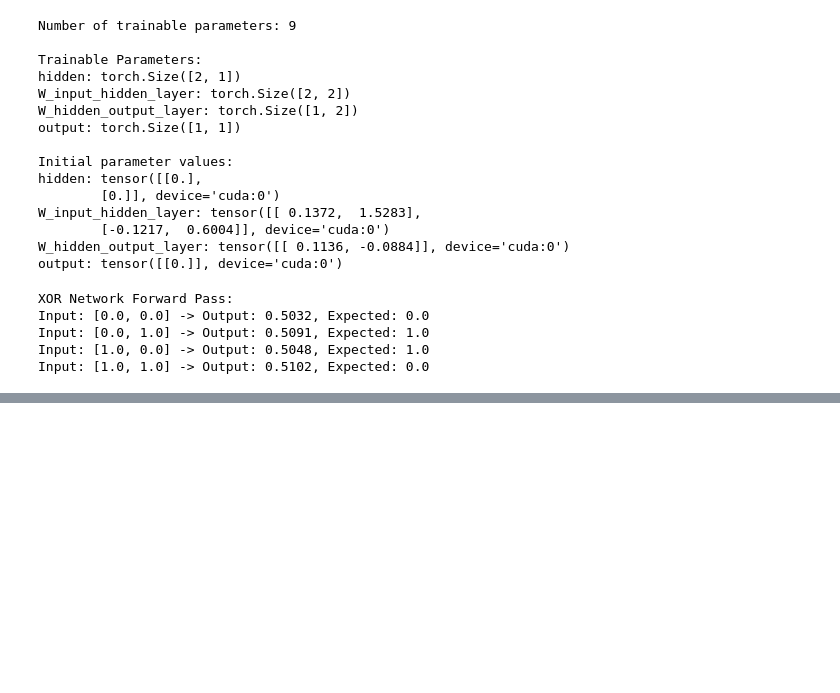
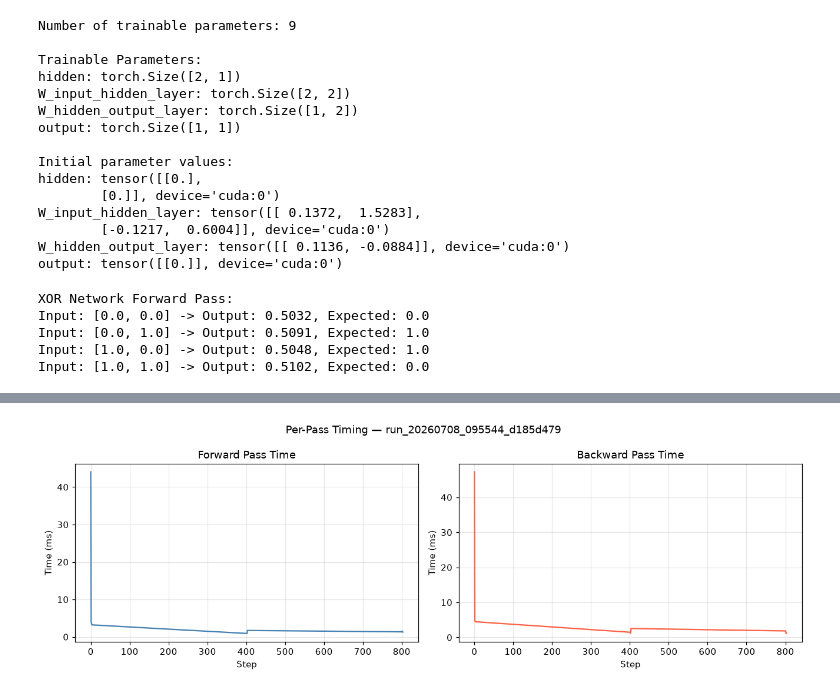
Before and after one commit to protimroy/basis, a Jupyter notebook: notebooks/experiments.ipynb, the cells around one changed output, grey strips where cells are left out. Cells and saved outputs as stored; diff of their text form; code cells hidden in the pictures; blank space fills up the shorter version.

```diff
--- a/notebooks/experiments.ipynb
+++ b/notebooks/experiments.ipynb
@@ -139,0 +196,10 @@ Reusing TensorBoard on port 6006 (pid 276951), started 4:28:25 ago. (Use '!kill
+# %%
+from src.utils.plot_utils import plot_pass_timing
+
+fig, axes = plt.subplots(1, 2, figsize=(12, 4))
+plot_pass_timing(run_data, axes=axes)
+fig.suptitle(f"Per-Pass Timing — {run_name}", fontsize=12)
+plt.tight_layout()
+plt.show()
+# %% [output]
+[figure, added]
```
Also changed, not shown: parts of 9 cells of this notebook, 4 other files.
